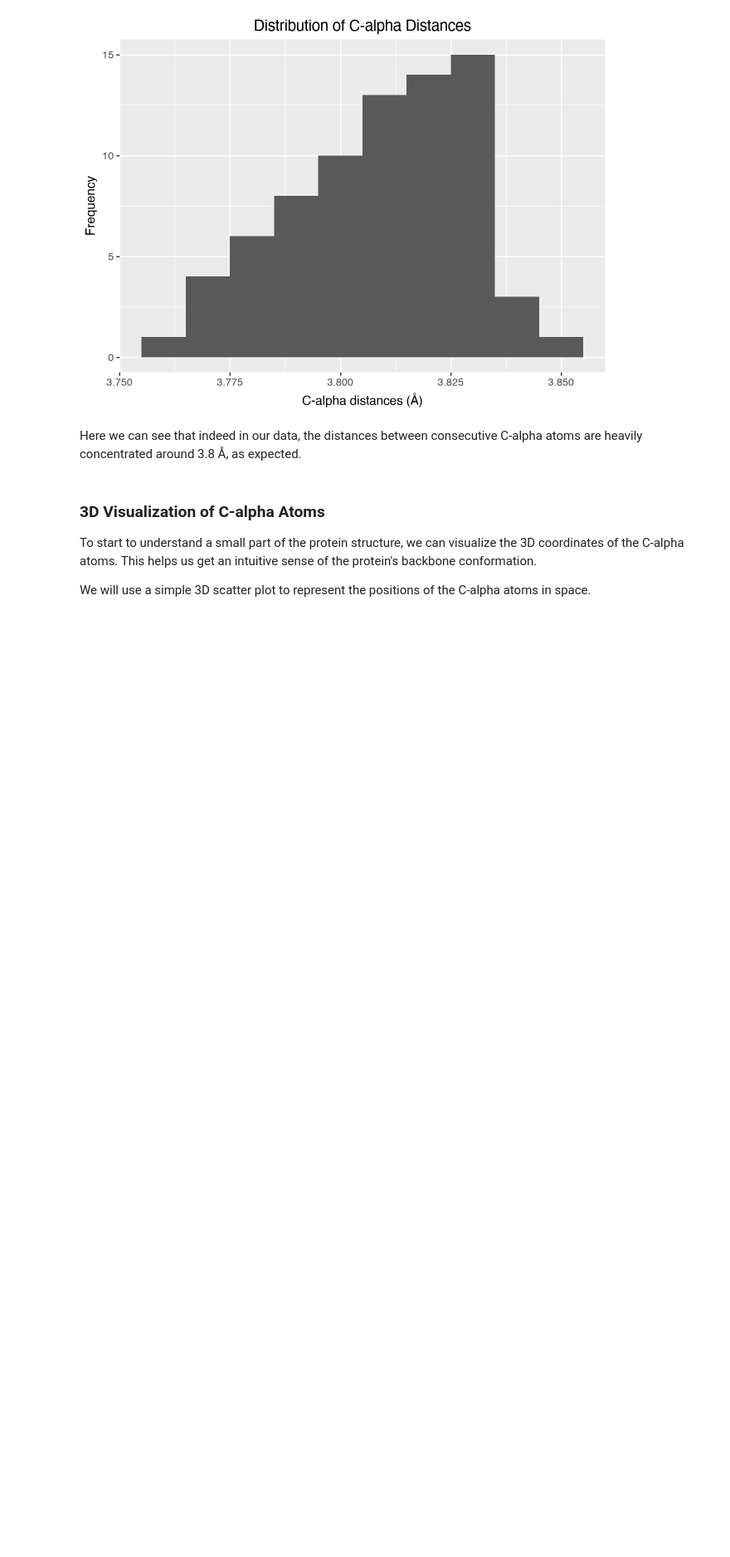
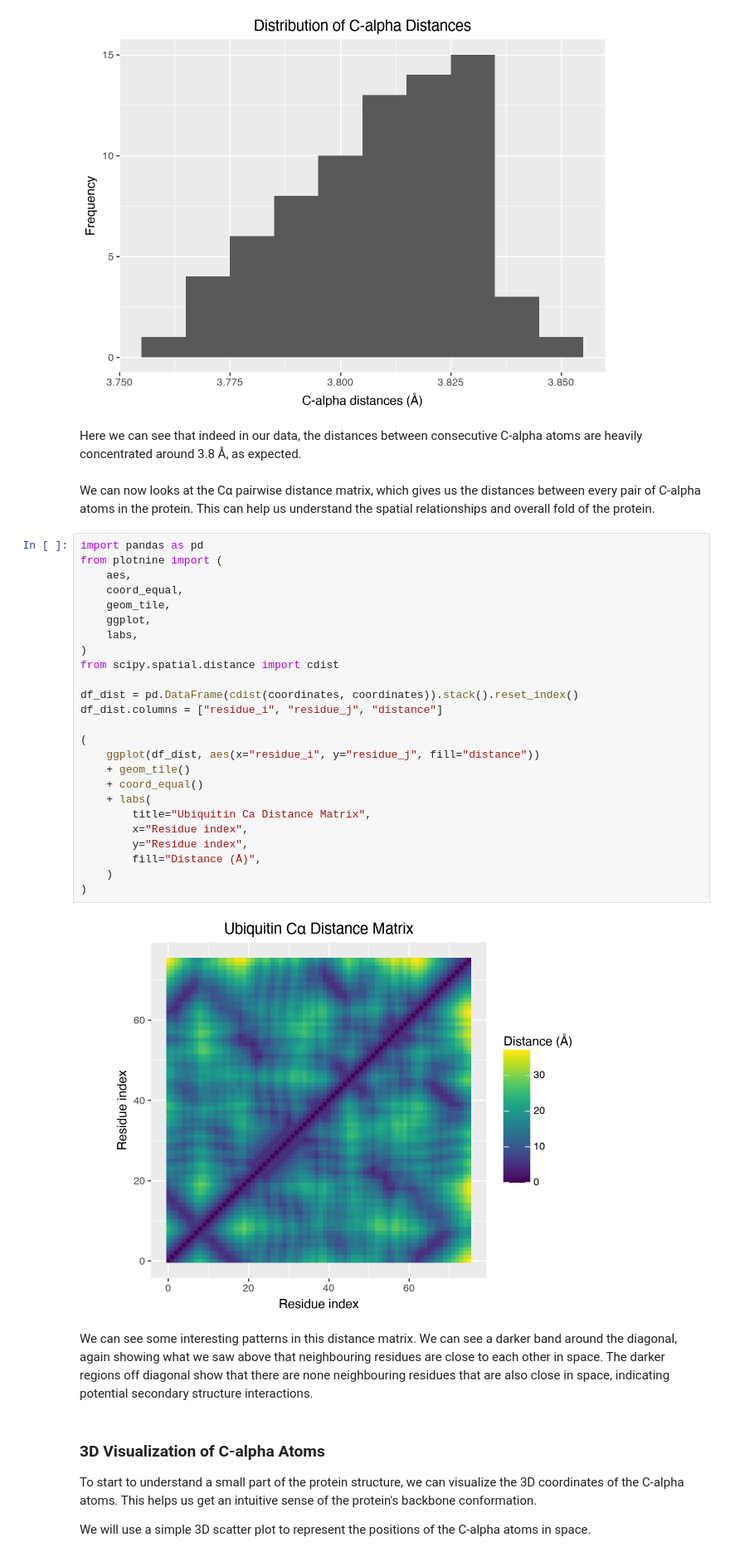
Before and after one commit to sbonner0/tinycofold, a Jupyter notebook: notebooks/01_Data/1_Understanding_PDB_Files.ipynb, the cells around one changed output. Shown at 83% size. Drawn from its saved outputs; the diff is of its cells as text; blank space fills up the shorter version.

Commit message:
add distance matrix

```diff
--- a/notebooks/01_Data/1_Understanding_PDB_Files.ipynb
+++ b/notebooks/01_Data/1_Understanding_PDB_Files.ipynb
@@ -261,6 +261,37 @@ distances_df = pd.DataFrame({"ca_distances": ca_distances})
 [figure]
 # %% [markdown]
 Here we can see that indeed in our data, the distances between consecutive C-alpha atoms are heavily concentrated around 3.8 Å, as expected.
+# %% [markdown]
+We can now looks at the Cα pairwise distance matrix, which gives us the distances between every pair of C-alpha atoms in the protein. This can help us understand the spatial relationships and overall fold of the protein.
+# %%
+import pandas as pd
+from plotnine import (
+    aes,
+    coord_equal,
+    geom_tile,
+    ggplot,
+    labs,
+)
+from scipy.spatial.distance import cdist
+
+df_dist = pd.DataFrame(cdist(coordinates, coordinates)).stack().reset_index()
+df_dist.columns = ["residue_i", "residue_j", "distance"]
+
+(
+    ggplot(df_dist, aes(x="residue_i", y="residue_j", fill="distance"))
+    + geom_tile()
+    + coord_equal()
+    + labs(
+        title="Ubiquitin Ca Distance Matrix",
+        x="Residue index",
+        y="Residue index",
+        fill="Distance (Å)",
+    )
+)
+# %% [output]
+[figure, added]
+# %% [markdown]
+We can see some interesting patterns in this distance matrix. We can see a darker band around the diagonal, again showing what we saw above that neighbouring residues are close to each other in space. The darker regions off diagonal show that there are none neighbouring residues that are also close in space, indicating potential secondary structure interactions.
 # %% [markdown]
 ### 3D Visualization of C-alpha Atoms
 
```
